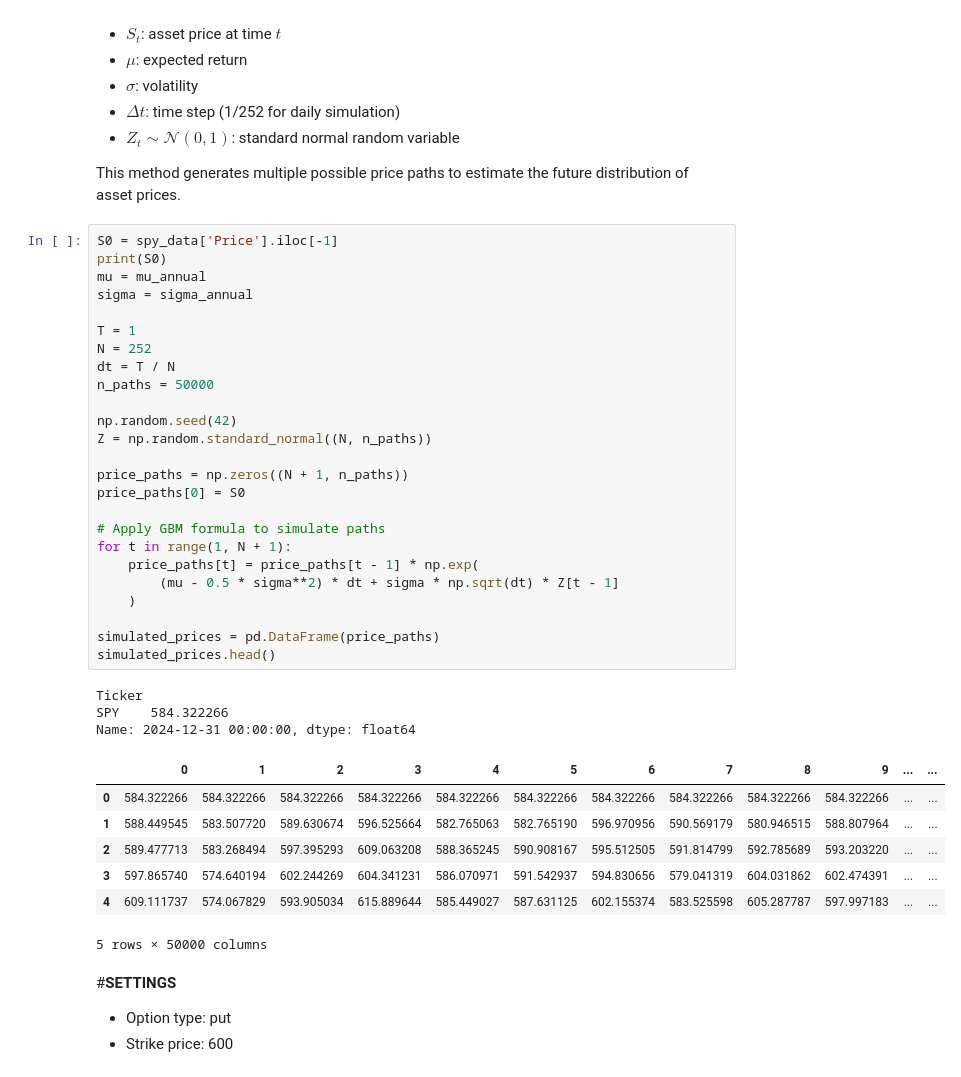
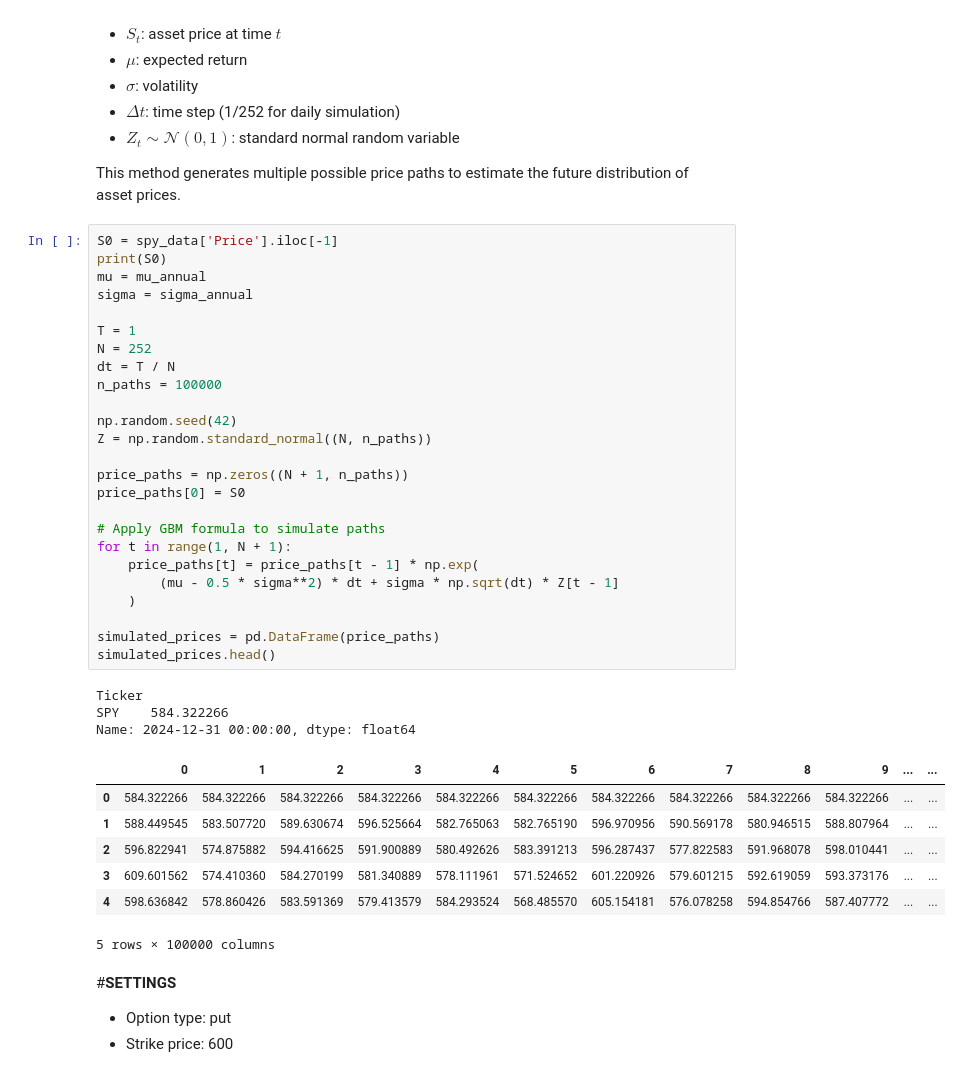
Before and after one commit to glorivaas/Risk_Measures, a Jupyter notebook: FINAL_PROJECT.ipynb, the cells around one changed output. Saved outputs shown, nothing was run; the diff lists cells and outputs as text.

```diff
--- a/FINAL_PROJECT.ipynb
+++ b/FINAL_PROJECT.ipynb
@@ -139,39 +139,39 @@ This method generates multiple possible price paths to estimate the future distr
 # %%
 S0 = spy_data['Price'].iloc[-1]
 print(S0)
 mu = mu_annual
 sigma = sigma_annual
 
 T = 1
 N = 252
 dt = T / N
-n_paths = 50000
+n_paths = 100000
 
 np.random.seed(42)
 Z = np.random.standard_normal((N, n_paths))
 
 price_paths = np.zeros((N + 1, n_paths))
 price_paths[0] = S0
 
 # Apply GBM formula to simulate paths
 for t in range(1, N + 1):
     price_paths[t] = price_paths[t - 1] * np.exp(
         (mu - 0.5 * sigma**2) * dt + sigma * np.sqrt(dt) * Z[t - 1]
     )
 
 simulated_prices = pd.DataFrame(price_paths)
 simulated_prices.head()
 # %% [output]
 Ticker
 SPY    584.322266
 Name: 2024-12-31 00:00:00, dtype: float64
 |  | 0 | 1 | 2 | 3 | 4 | 5 | 6 | 7 | 8 | 9 | ... | ... |
 | 0 | 584.322266 | 584.322266 | 584.322266 | 584.322266 | 584.322266 | 584.322266 | 584.322266 | 584.322266 | 584.322266 | 584.322266 | ... | ... |
-| 1 | 588.449545 | 583.507720 | 589.630674 | 596.525664 | 582.765063 | 582.765190 | 596.970956 | 590.569179 | 580.946515 | 588.807964 | ... | ... |
-| 2 | 589.477713 | 583.268494 | 597.395293 | 609.063208 | 588.365245 | 590.908167 | 595.512505 | 591.814799 | 592.785689 | 593.203220 | ... | ... |
-| 3 | 597.865740 | 574.640194 | 602.244269 | 604.341231 | 586.070971 | 591.542937 | 594.830656 | 579.041319 | 604.031862 | 602.474391 | ... | ... |
-| 4 | 609.111737 | 574.067829 | 593.905034 | 615.889644 | 585.449027 | 587.631125 | 602.155374 | 583.525598 | 605.287787 | 597.997183 | ... | ... |
+| 1 | 588.449545 | 583.507720 | 589.630674 | 596.525664 | 582.765063 | 582.765190 | 596.970956 | 590.569178 | 580.946515 | 588.807964 | ... | ... |
+| 2 | 596.822941 | 574.875882 | 594.416625 | 591.900889 | 580.492626 | 583.391213 | 596.287437 | 577.822583 | 591.968078 | 598.010441 | ... | ... |
+| 3 | 609.601562 | 574.410360 | 584.270199 | 581.340889 | 578.111961 | 571.524652 | 601.220926 | 579.601215 | 592.619059 | 593.373176 | ... | ... |
+| 4 | 598.636842 | 578.860426 | 583.591369 | 579.413579 | 584.293524 | 568.485570 | 605.154181 | 576.078258 | 594.854766 | 587.407772 | ... | ... |
-5 rows × 50000 columns
+5 rows × 100000 columns
 # %% [markdown]
 #**SETTINGS**
 - Option type: put
```
Also changed, not shown: parts of 4 cells of this notebook.
